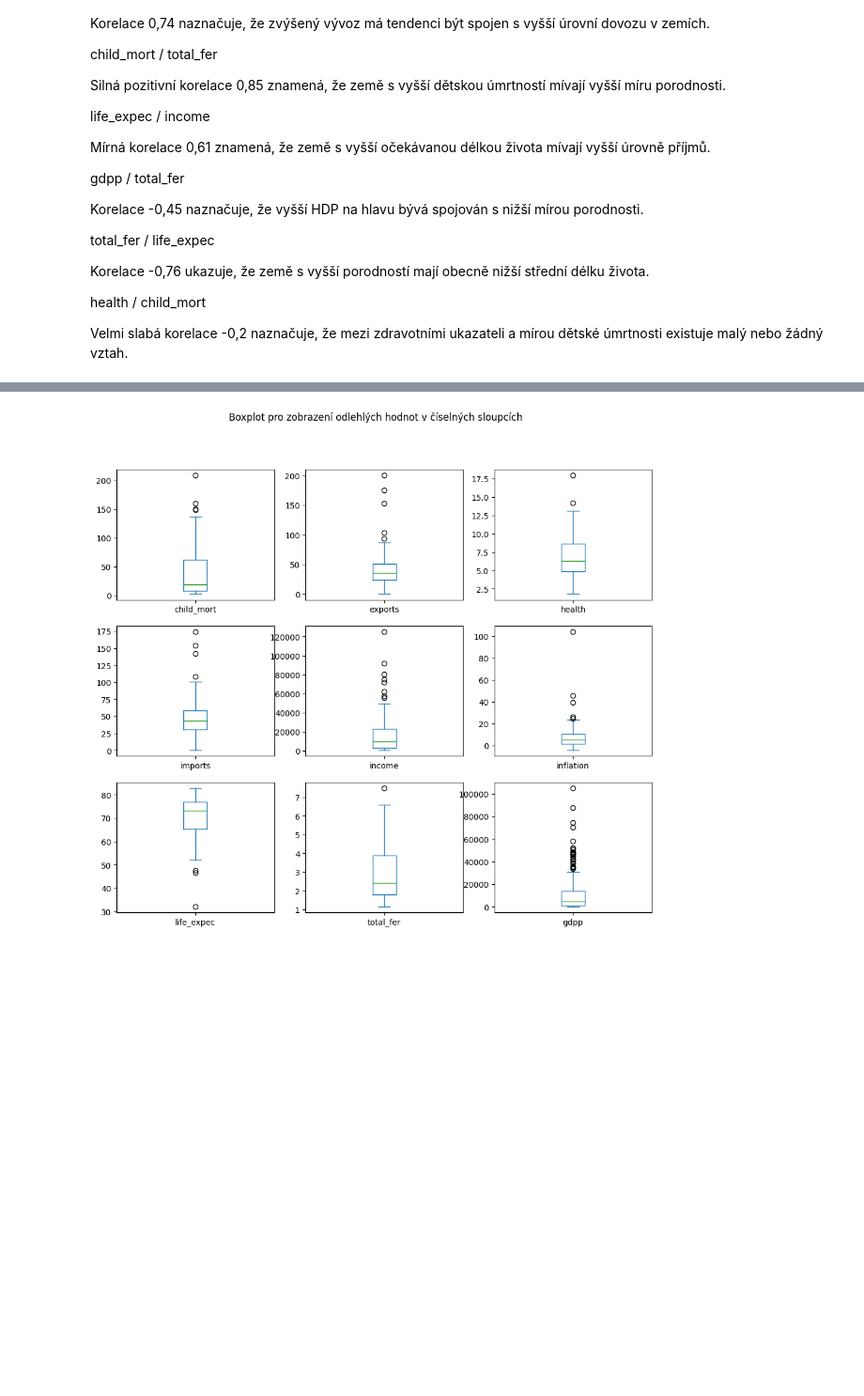
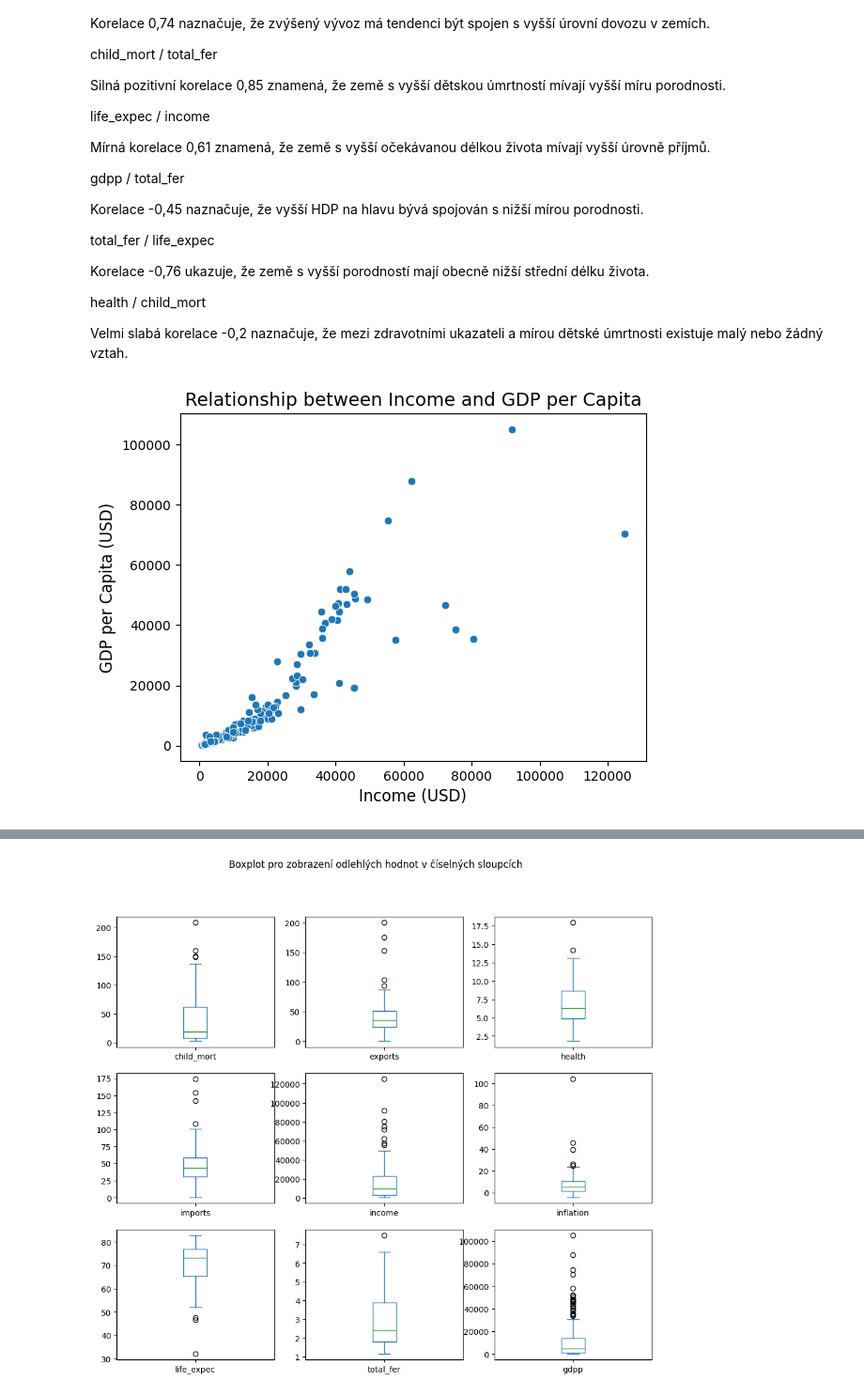
Before and after one commit to ArcanisX7/projekt_03, a Jupyter notebook: projekt.ipynb, the cells around one changed output, grey strips where cells are left out. Shown at 94% size. Cells and saved outputs as stored; diff of their text form; code cells hidden in the pictures; blank space fills up the shorter version.

```diff
--- a/projekt.ipynb
+++ b/projekt.ipynb
@@ -3,8 +3,8 @@
 # %%
 import pandas as pd
 import numpy as np
-
-data = pd.read_csv('Country-data.csv')
+url = "https://raw.githubusercontent.com/ArcanisX7/projekt_03/main/Country-data.csv"
+data = pd.read_csv(url)
 data.head()
 # %% [output]
 |  | country | child_mort | exports | health | imports | income | inflation | life_expec | total_fer | gdpp |
@@ -104,3 +104,17 @@ Korelace -0,76 ukazuje, že země s vyšší porodností mají obecně nižší
 health / child_mort
 
 Velmi slabá korelace -0,2 naznačuje, že mezi zdravotními ukazateli a mírou dětské úmrtnosti existuje malý nebo žádný vztah.
+# %%
+import pandas as pd
+import matplotlib.pyplot as plt
+import seaborn as sns
+
+sns.scatterplot(x='income', y='gdpp', data=data)
+
+plt.title('Relationship between Income and GDP per Capita', fontsize=14)
+plt.xlabel('Income (USD)', fontsize=12)
+plt.ylabel('GDP per Capita (USD)', fontsize=12)
+
+plt.show()
+# %% [output]
+[figure, added]
```
Also changed, not shown: parts of 5 cells of this notebook.
